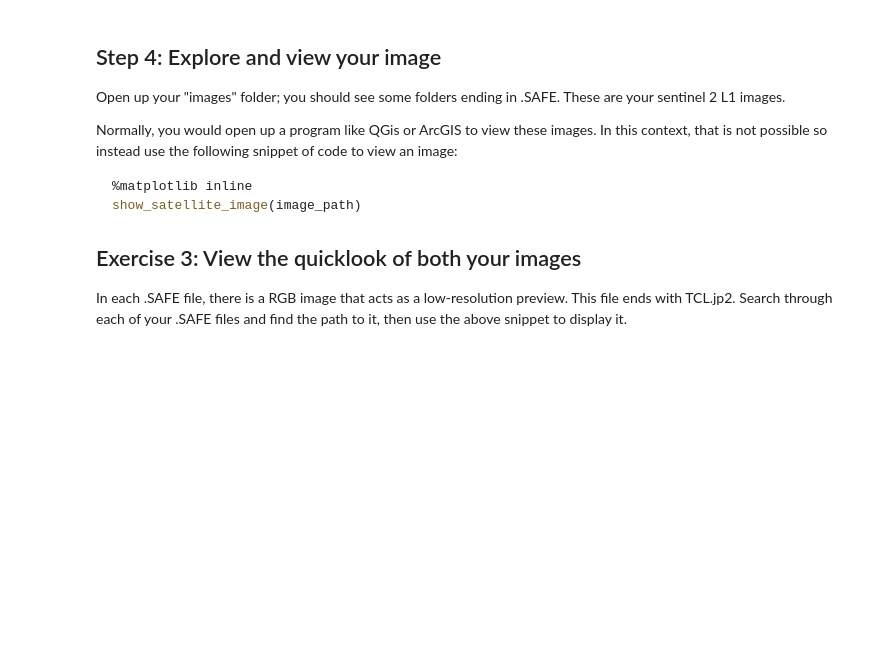
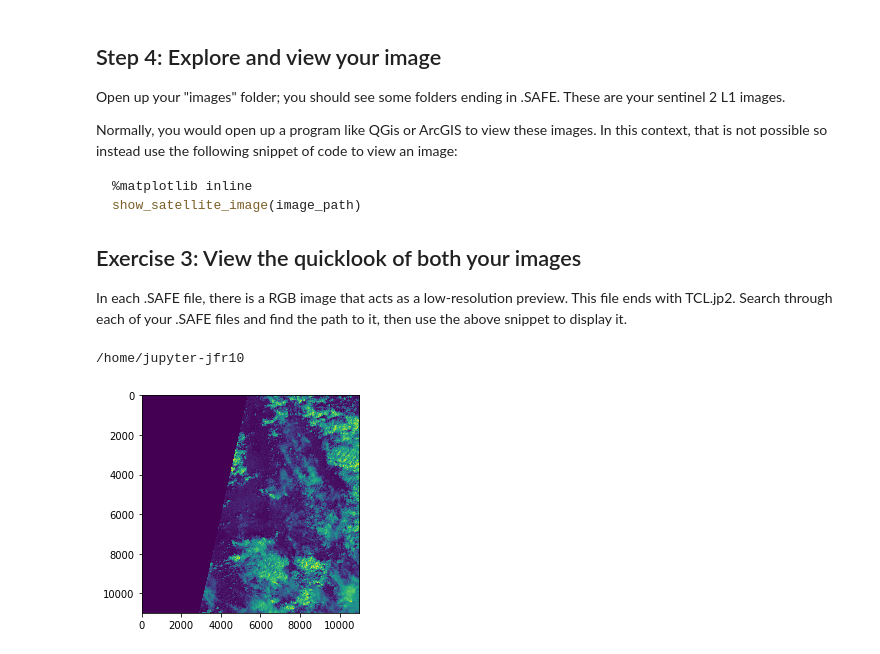
Before and after one commit to clcr/pyeo_training_materials, a Jupyter notebook: practical_1.ipynb, the cells around one changed output. Cells and saved outputs as stored; diff of their text form; code cells hidden in the pictures; blank space fills up the shorter version.

```diff
--- a/practical_1.ipynb
+++ b/practical_1.ipynb
@@ -4,19 +4,26 @@ Do not worry about the DepreciationWarning in the pink box, or the message about
 # %%
-import sys
-sys.path.append(r"/opt/pyeo")
+import matplotlib as mpl
+mpl.rcParams['figure.dpi']= 200
+
 sen2cor_path = r"/opt/Sen2Cor-02.05.05-Linux64/bin/L2A_Process"
-import pyeo.core as pyeo
+import pyeo.filesystem_utilities
+import pyeo.raster_manipulation
+import pyeo.queries_and_downloads
 import matplotlib.pyplot as plt
 import gdal
 import pprint
 import os
 
-pyeo.init_log("training_log.log")
+pyeo.filesystem_utilities.init_log("training_log.log")
 
 def show_satellite_image(image_path):
     img = gdal.Open(image_path)
     array = img.GetVirtualMemArray()
-    img_view = array.transpose([1,2,0])
+    if len(array.shape) >= 3:
+        img_view = array.transpose([1,2,0])
+    else:
+        img_view = array
     plt.imshow(img_view)
+    img_view = None
     array = None
     img = None
@@ -146,6 +191,14 @@ show_satellite_image(image_path)
 ## Exercise 3: View the quicklook of both your images
 
 In each .SAFE file, there is a RGB image that acts as a low-resolution preview. This file ends with TCL.jp2. Search through each of your .SAFE files and find the path to it, then use the above snippet to display it.
+# %%
+%matplotlib inline
+print(os.getcwd())
+image_path =r"images/S2B_MSIL2A_20190104T074319_N0207_R092_T36MZE_20190104T095459.SAFE/GRANULE/L2A_T36MZE_A009556_20190104T075257/IMG_DATA/R10m/T36MZE_20190104T074319_B04_10m.jp2"
+show_satellite_image(image_path)
+# %% [output]
+/home/jupyter-jfr10
+[figure, added]
 # %% [markdown]
 ## Step 5: Pre-process to Level 2 data
 
```
Also changed, not shown: parts of 12 cells of this notebook, 7 other files.
